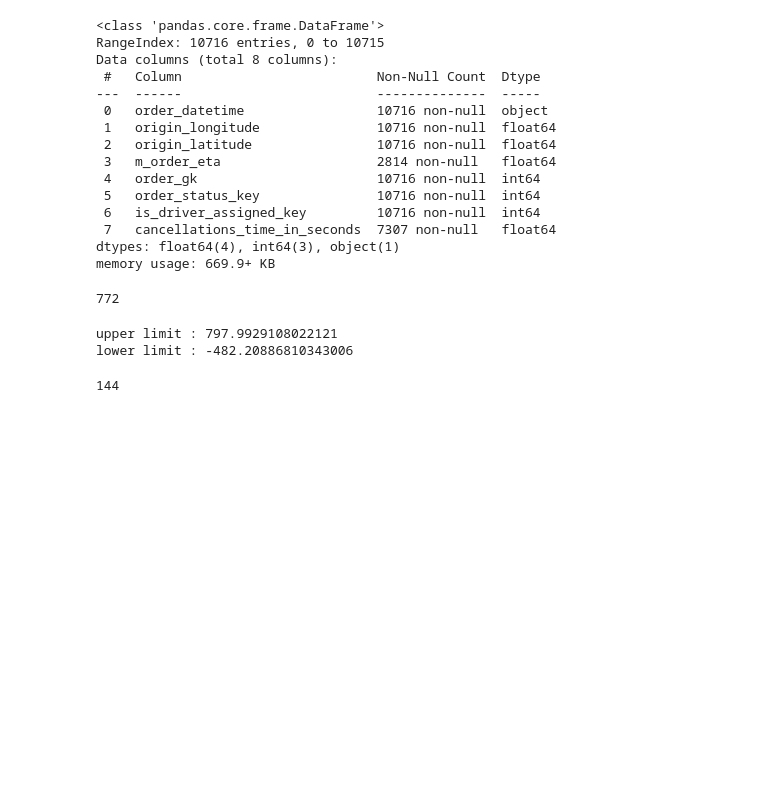
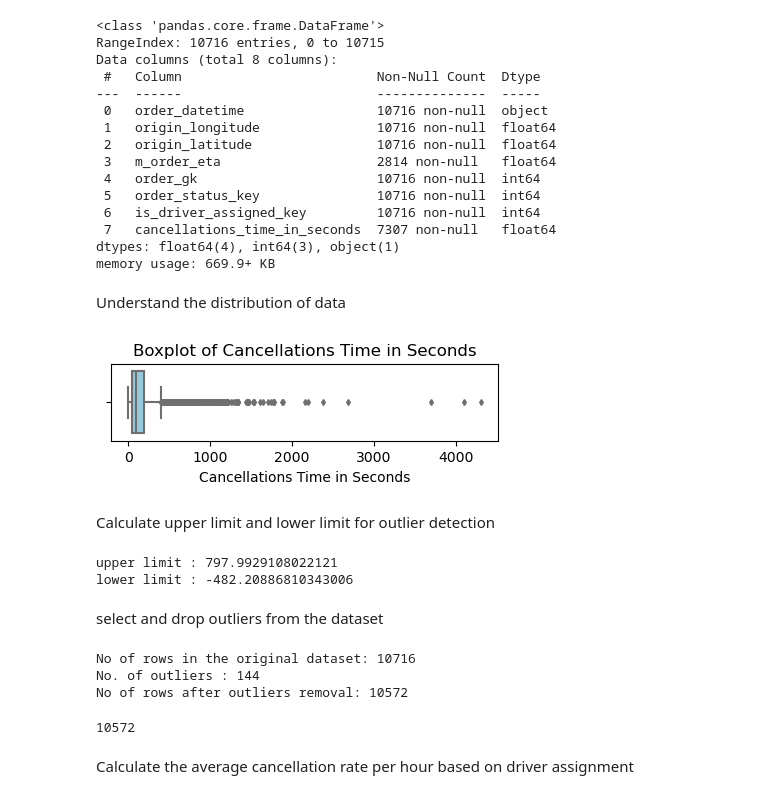
Before and after one commit to pkcommits/Python-Projects, a Jupyter notebook: taxi_analysis/task3.ipynb, the cells around one changed output. Saved outputs shown, nothing was run; the diff lists cells and outputs as text; code cells hidden in the pictures; blank space fills up the shorter version.

```diff
--- a/taxi_analysis/task3.ipynb
+++ b/taxi_analysis/task3.ipynb
@@ -23,11 +25,25 @@ Data columns (total 8 columns):
  7   cancellations_time_in_seconds  7307 non-null   float64
 dtypes: float64(4), int64(3), object(1)
 memory usage: 669.9+ KB
-# %%
-nulls_val = df['cancellations_time_in_seconds'].nunique()
-print(nulls_val)
-# %% [output]
-772
+# %% [markdown]
+Understand the distribution of data
+# %%
+# Set figure size
+plt.figure(figsize=(5, 1))
+
+# Customize the boxplot
+sns.boxplot(x=df['cancellations_time_in_seconds'], color='skyblue', fliersize=3, linewidth=1.5)
+
+# Add title and labels
+plt.title('Boxplot of Cancellations Time in Seconds')
+plt.xlabel('Cancellations Time in Seconds')
+
+# Show plot
+plt.show()
+# %% [output]
+[figure, added]
+# %% [markdown]
+Calculate upper limit and lower limit for outlier detection
 # %%
 upper_limit = df['cancellations_time_in_seconds'].mean() + 3*df['cancellations_time_in_seconds'].std()
 lower_limit = df['cancellations_time_in_seconds'].mean() - 3*df['cancellations_time_in_seconds'].std()
@@ -36,8 +52,22 @@ print(f'lower limit : {lower_limit}')
 # %% [output]
 upper limit : 797.9929108022121
 lower limit : -482.20886810343006
+# %% [markdown]
+select and drop outliers from the dataset
 # %%
 outliers = df.loc[(df['cancellations_time_in_seconds'] > upper_limit) | (df['cancellations_time_in_seconds'] < lower_limit)]
-print(len(outliers))
-# %% [output]
-144
+# %%
+print(f'No of rows in the original dataset: {len(df)}')
+print(f'No. of outliers : {len(outliers)}')
+print(f'No of rows after outliers removal: {(len(df)) - (len(outliers))}')
+# %% [output]
+No of rows in the original dataset: 10716
+No. of outliers : 144
+No of rows after outliers removal: 10572
+# %%
+df_new = df.drop(df[(df['cancellations_time_in_seconds'] > upper_limit) | (df['cancellations_time_in_seconds'] < lower_limit)].index)
+print(len(df_new))
+# %% [output]
+10572
+# %% [markdown]
+Calculate the average cancellation rate per hour based on driver assignment
```
Also changed, not shown: parts of 6 cells of this notebook.
